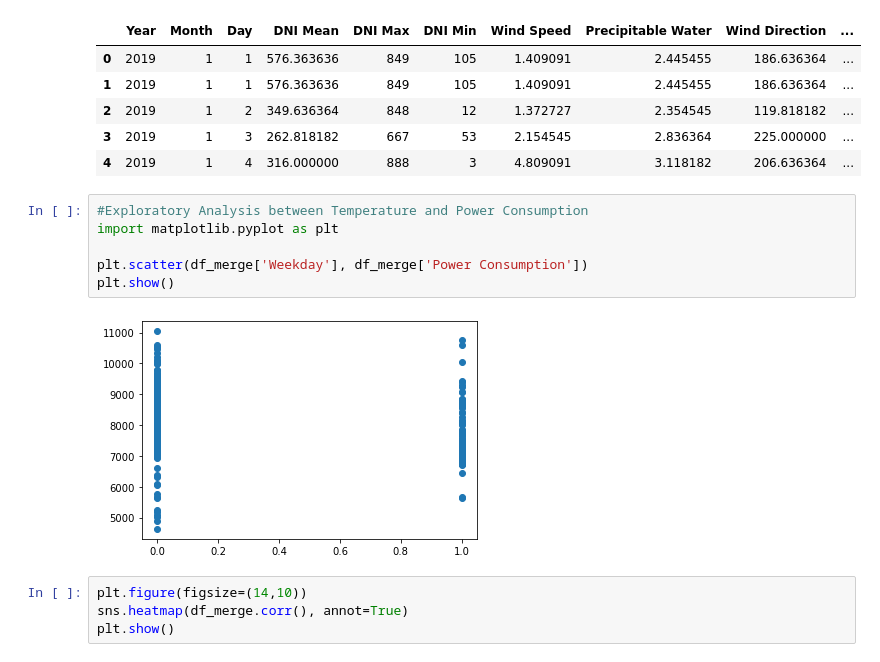
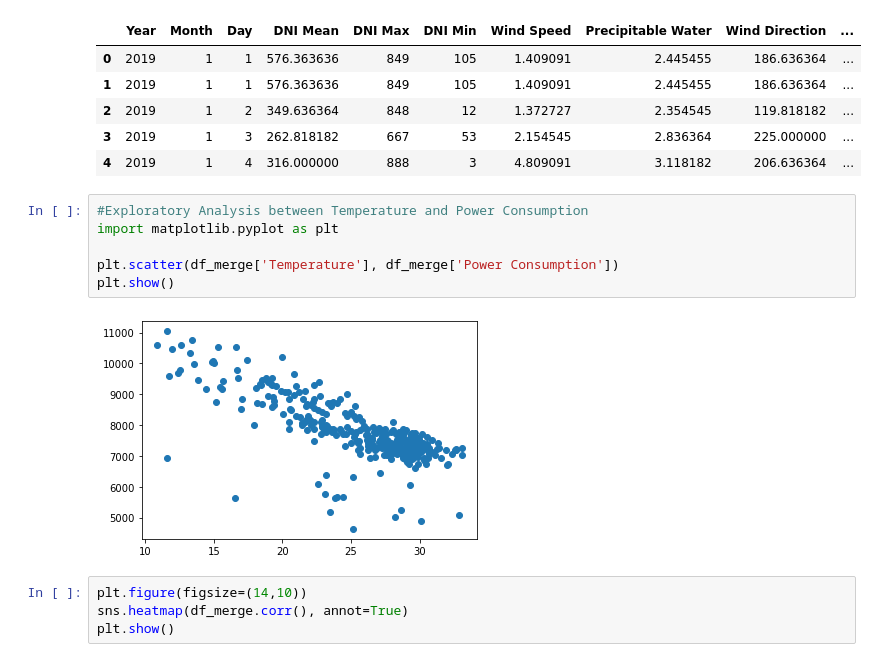
Before and after one commit to A-Wadhwani/ME597-Project, a Jupyter notebook: UCF_data_cleaning.ipynb, the cells around one changed output. Drawn from its saved outputs; the diff is of its cells as text.

```diff
--- a/UCF_data_cleaning.ipynb
+++ b/UCF_data_cleaning.ipynb
@@ -189,11 +189,11 @@ df_merge.head()
 # %%
 #Exploratory Analysis between Temperature and Power Consumption
 import matplotlib.pyplot as plt
 
-plt.scatter(df_merge['Weekday'], df_merge['Power Consumption'])
+plt.scatter(df_merge['Temperature'], df_merge['Power Consumption'])
 plt.show()
 # %% [output]
-[figure, old version]
+[figure, new version]
 # %%
 plt.figure(figsize=(14,10))
 sns.heatmap(df_merge.corr(), annot=True)
```
Also changed, not shown: 18 other files.
